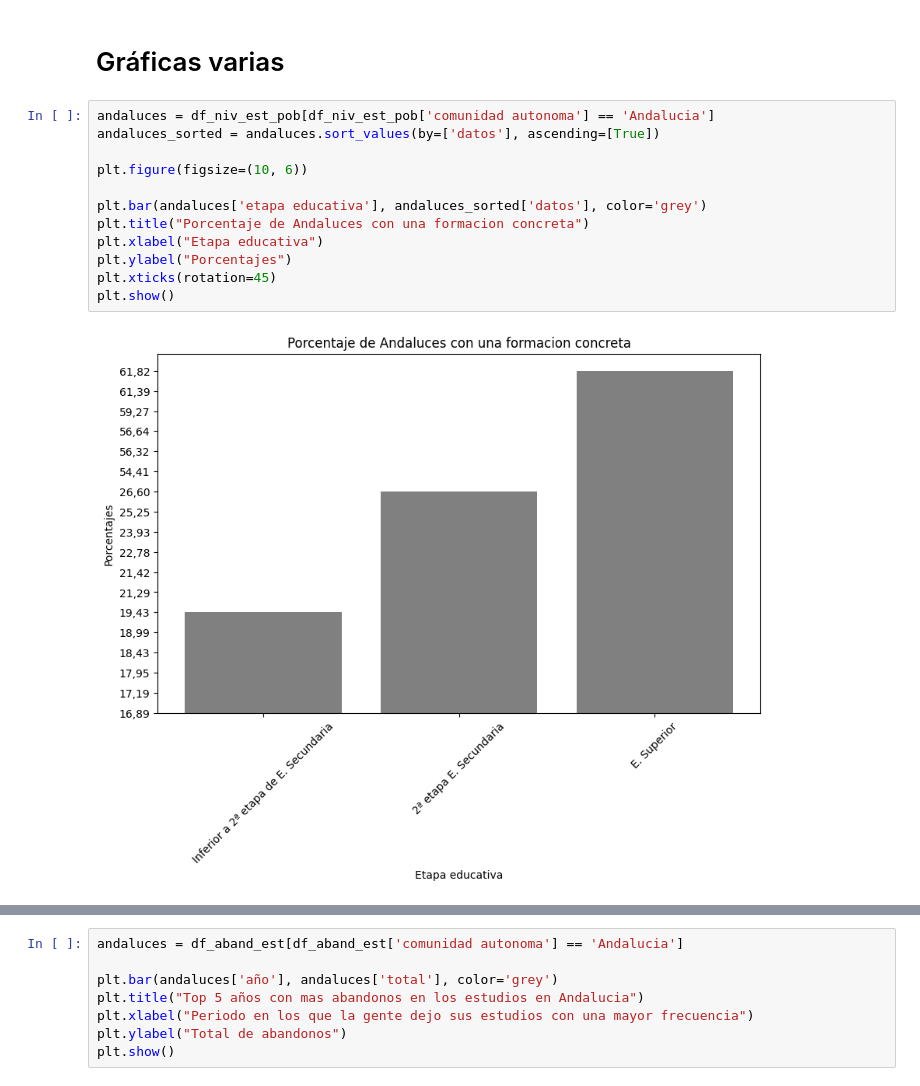
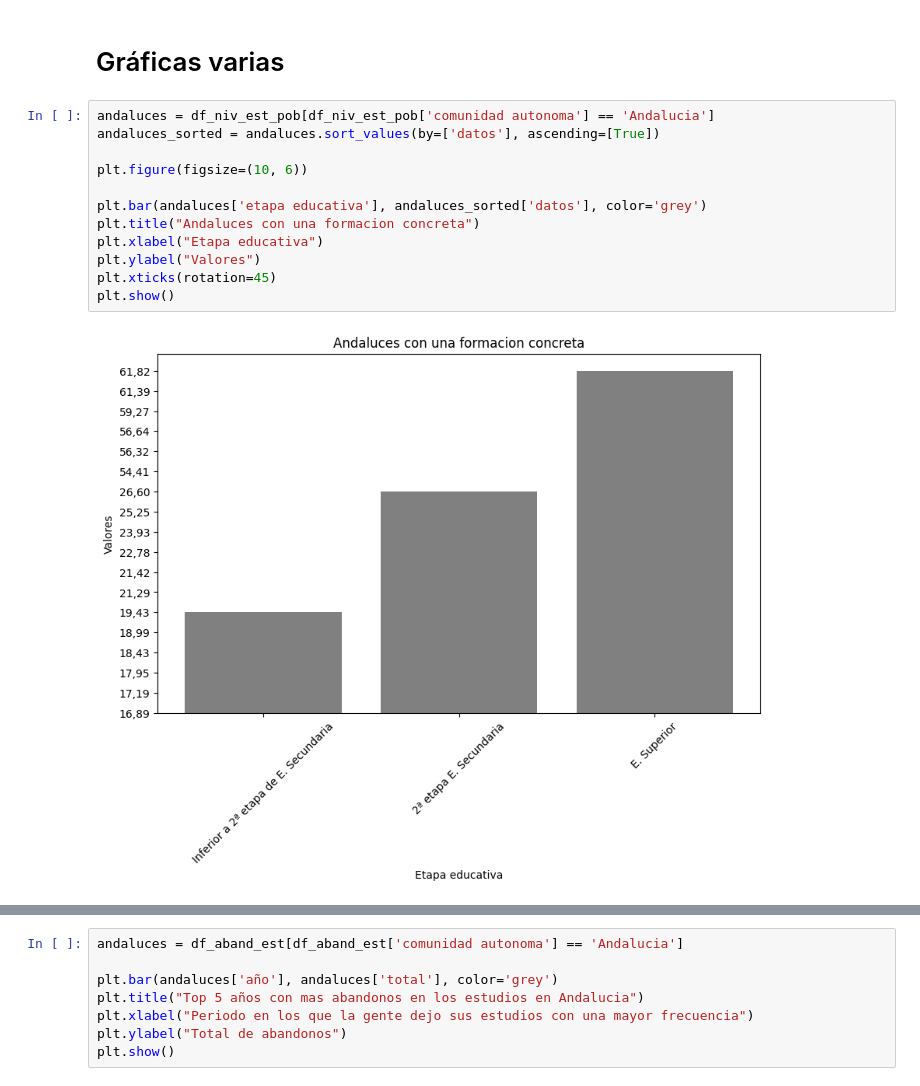
Before and after one commit to cdeniaca/Group-7, a Jupyter notebook: Group-7/Seg_ana_est.ipynb, the cells around one changed output, grey strips where cells are left out. Saved outputs shown, nothing was run; the diff lists cells and outputs as text.

```diff
--- a/Group-7/Seg_ana_est.ipynb
+++ b/Group-7/Seg_ana_est.ipynb
@@ -92,15 +92,15 @@ dtype: object
 # %%
 andaluces = df_niv_est_pob[df_niv_est_pob['comunidad autonoma'] == 'Andalucia']
 andaluces_sorted = andaluces.sort_values(by=['datos'], ascending=[True])
 
 plt.figure(figsize=(10, 6))
 
 plt.bar(andaluces['etapa educativa'], andaluces_sorted['datos'], color='grey')
-plt.title("Porcentaje de Andaluces con una formacion concreta")
+plt.title("Andaluces con una formacion concreta")
 plt.xlabel("Etapa educativa")
-plt.ylabel("Porcentajes")
+plt.ylabel("Valores")
 plt.xticks(rotation=45)
 plt.show()
 # %% [output]
-[figure, old version]
+[figure, new version]
 # %%
```
Also changed, not shown: parts of 7 cells of this notebook.
